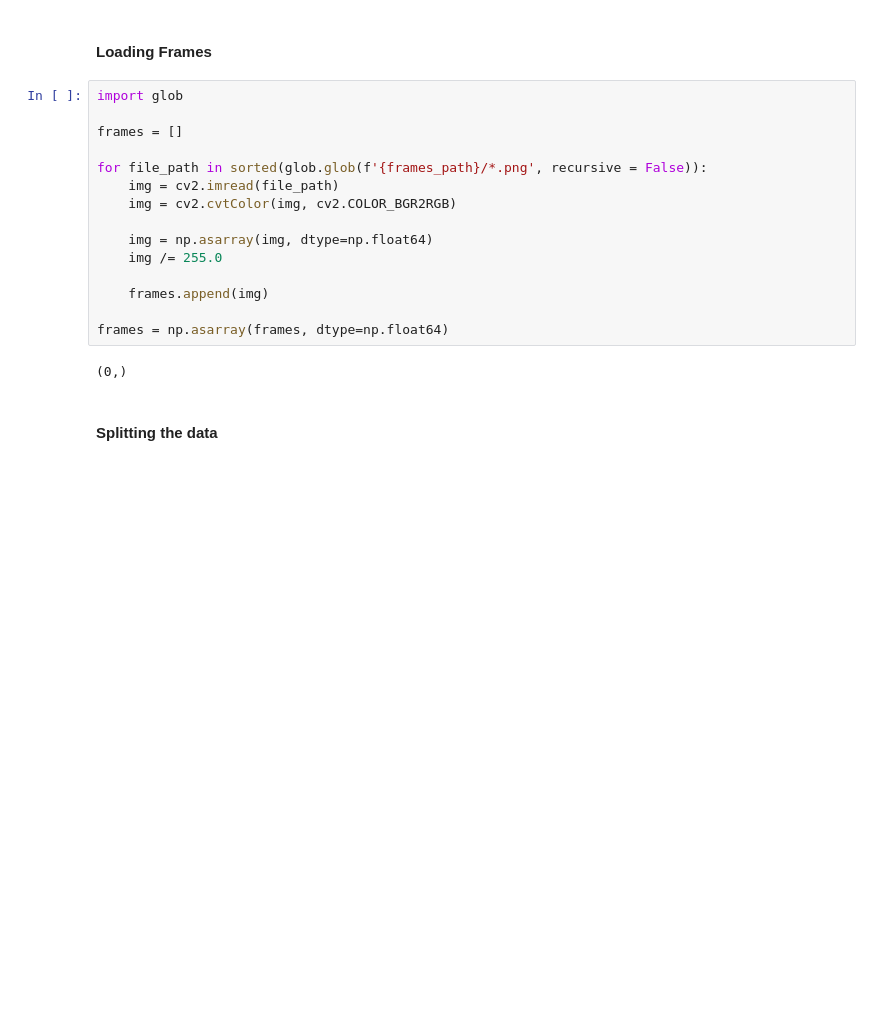
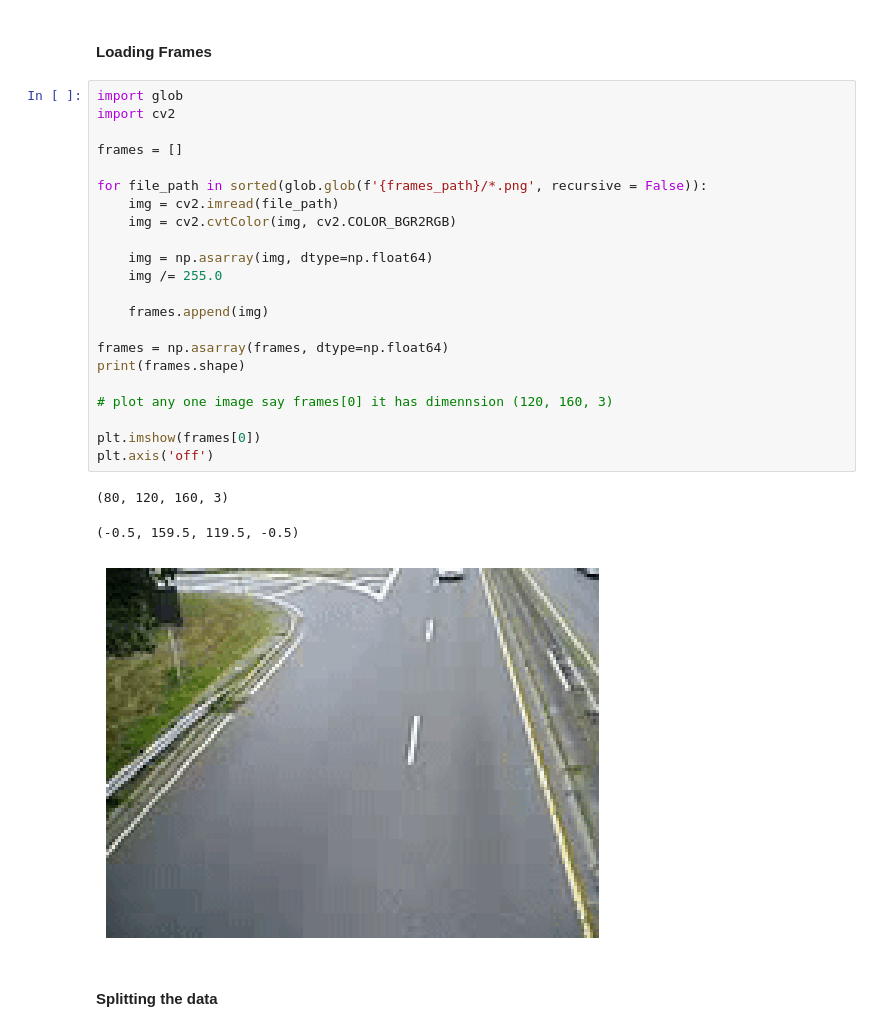
Before and after one commit to oops-moment/SMAI-SEM6, a Jupyter notebook: rollnumber_A2/rollnumber_A2_Q2/Q2.ipynb, the cells around one changed output. Cells and saved outputs as stored; diff of their text form; blank space fills up the shorter version.

```diff
--- a/rollnumber_A2/rollnumber_A2_Q2/Q2.ipynb
+++ b/rollnumber_A2/rollnumber_A2_Q2/Q2.ipynb
@@ -164,21 +161,30 @@ CompletedProcess(args='C:\\ffmpeg\\ffmpeg.exe -i "./videos/traffic.gif" "./frame
 #### Loading Frames
 # %%
 import glob
+import cv2
 
 frames = []
 
 for file_path in sorted(glob.glob(f'{frames_path}/*.png', recursive = False)):
     img = cv2.imread(file_path)
     img = cv2.cvtColor(img, cv2.COLOR_BGR2RGB)
 
     img = np.asarray(img, dtype=np.float64)
     img /= 255.0
 
     frames.append(img)
 
 frames = np.asarray(frames, dtype=np.float64)
+print(frames.shape)
+
+# plot any one image say frames[0] it has dimennsion (120, 160, 3)
+
+plt.imshow(frames[0])
+plt.axis('off')
 # %% [output]
-(0,)
+(80, 120, 160, 3)
+(-0.5, 159.5, 119.5, -0.5)
+[figure, added]
 # %% [markdown]
 #### Splitting the data
 # %%
```
Also changed, not shown: parts of 2 cells of this notebook.
